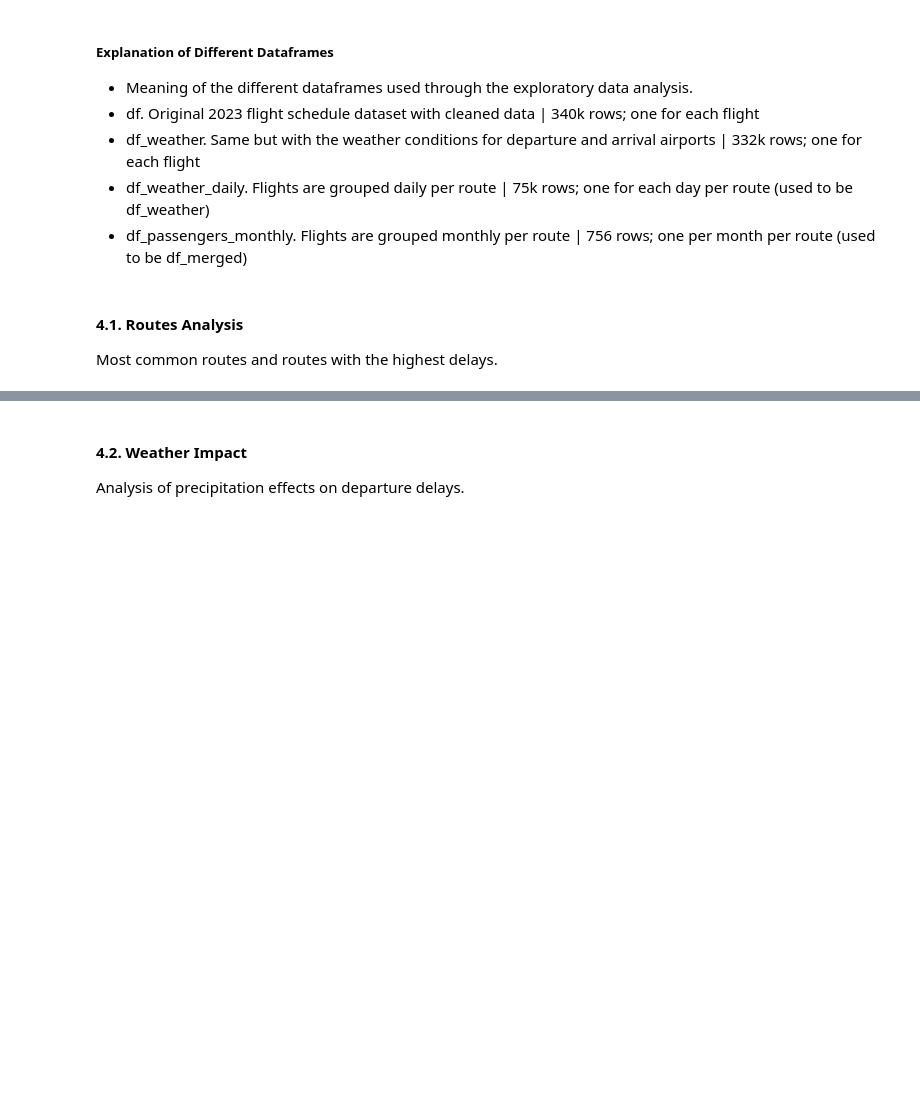
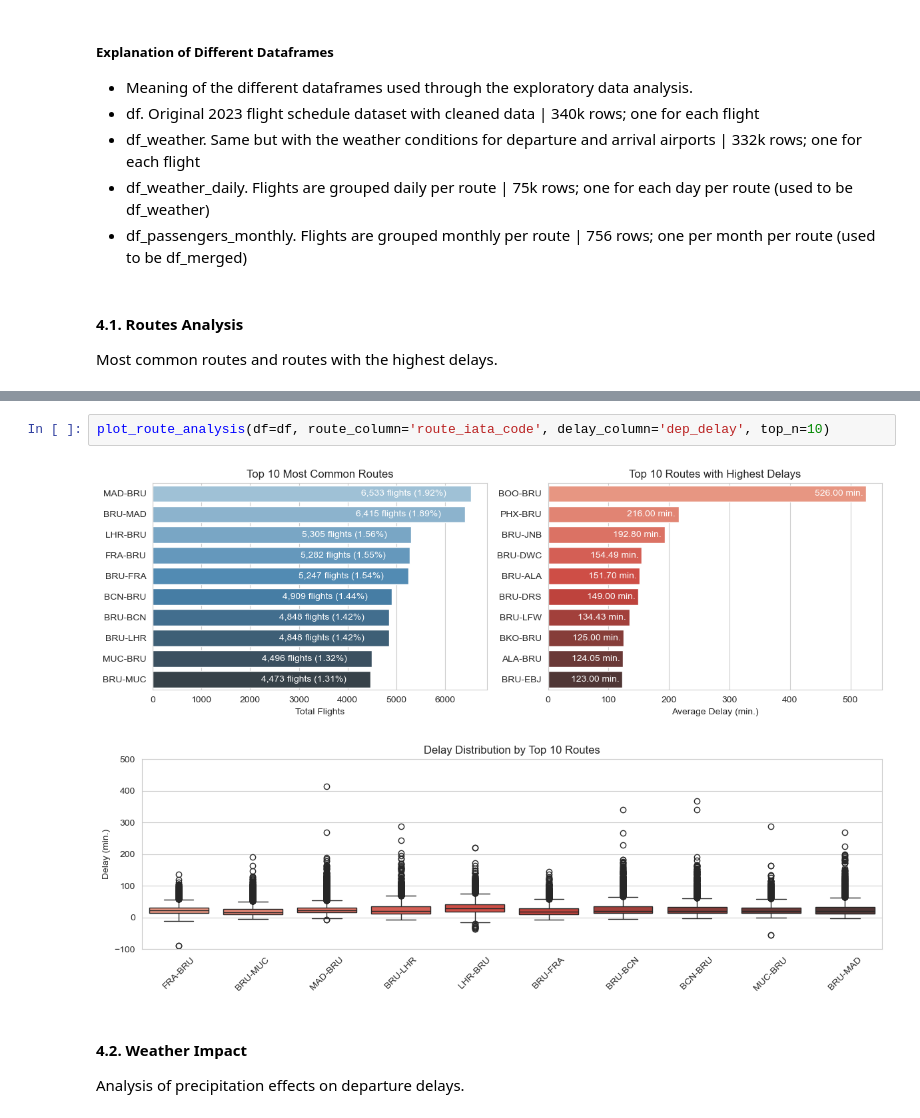
Before and after one commit to DT-Service-Consulting/avstats, a Jupyter notebook: avstats/AvStats_EDA.ipynb, the cells around one changed output, grey strips where cells are left out. Cells and saved outputs as stored; diff of their text form; blank space fills up the shorter version.

Commit message:
Moved the EDA plots to Visualizations.py

```diff
--- a/avstats/AvStats_EDA.ipynb
+++ b/avstats/AvStats_EDA.ipynb
@@ -278,3 +238,8 @@ plt.show()
+# %%
+plot_route_analysis(df=df, route_column='route_iata_code', delay_column='dep_delay', top_n=10)
+# %% [output]
+[figure, added]
+[figure, added]
 # %% [markdown]
 #### **4.2. Weather Impact**
 
```
Also changed, not shown: parts of 16 cells of this notebook, 2 other files.
